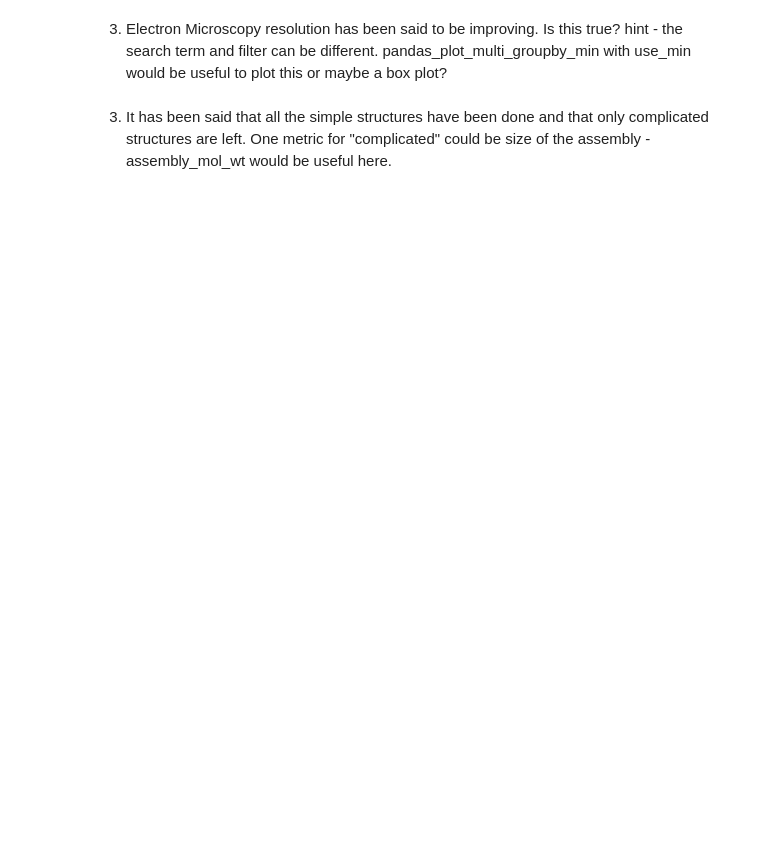
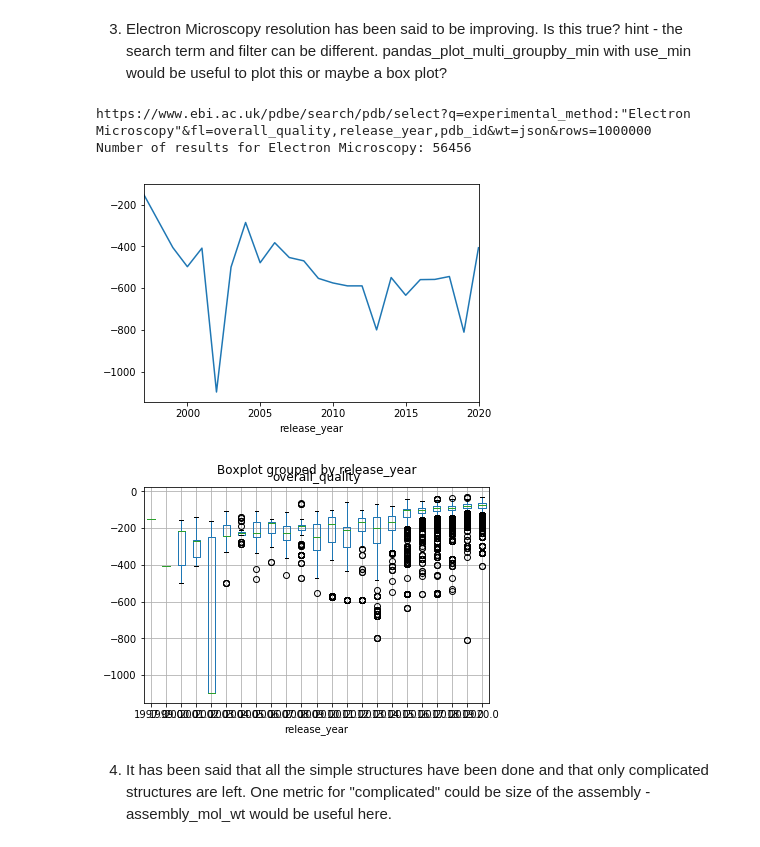
Before and after one commit to PDBeurope/pdbe-api-training, a Jupyter notebook: API workshop #6 - PDB search.ipynb, the cells around one changed output. Cells and saved outputs as stored; diff of their text form; code cells hidden in the pictures; blank space fills up the shorter version.

```diff
--- a/API workshop #6 - PDB search.ipynb
+++ b/API workshop #6 - PDB search.ipynb
@@ -518,5 +556,17 @@ This could be plotted as a groupby or a box plot.
 3) Electron Microscopy resolution has been said to be improving. Is this true?
 hint - the search term and filter can be different.
 pandas_plot_multi_groupby_min with use_min would be useful to plot this or maybe a box plot?
+# %%
+search_terms = {'experimental_method':'Electron Microscopy'
+               }
+filter_results = ['overall_quality','release_year', 'pdb_id']
+results = run_search(search_terms, filter_results, number_of_rows=1000000)
+pandas_plot_multi_groupby_min(results, 'release_year', 'overall_quality', use_min=True)
+pandas_box_plot(results, 'release_year', 'overall_quality')
+# %% [output]
+https://www.ebi.ac.uk/pdbe/search/pdb/select?q=experimental_method:"Electron Microscopy"&fl=overall_quality,release_year,pdb_id&wt=json&rows=1000000
+Number of results for Electron Microscopy: 56456
+[figure, added]
+[figure, added]
 # %% [markdown]
-3) It has been said that all the simple structures have been done and that only complicated structures are left. One metric for "complicated" could be size of the assembly - assembly_mol_wt would be useful here.
+4) It has been said that all the simple structures have been done and that only complicated structures are left. One metric for "complicated" could be size of the assembly - assembly_mol_wt would be useful here.
```
Also changed, not shown: parts of 17 cells of this notebook, 3 other files.
